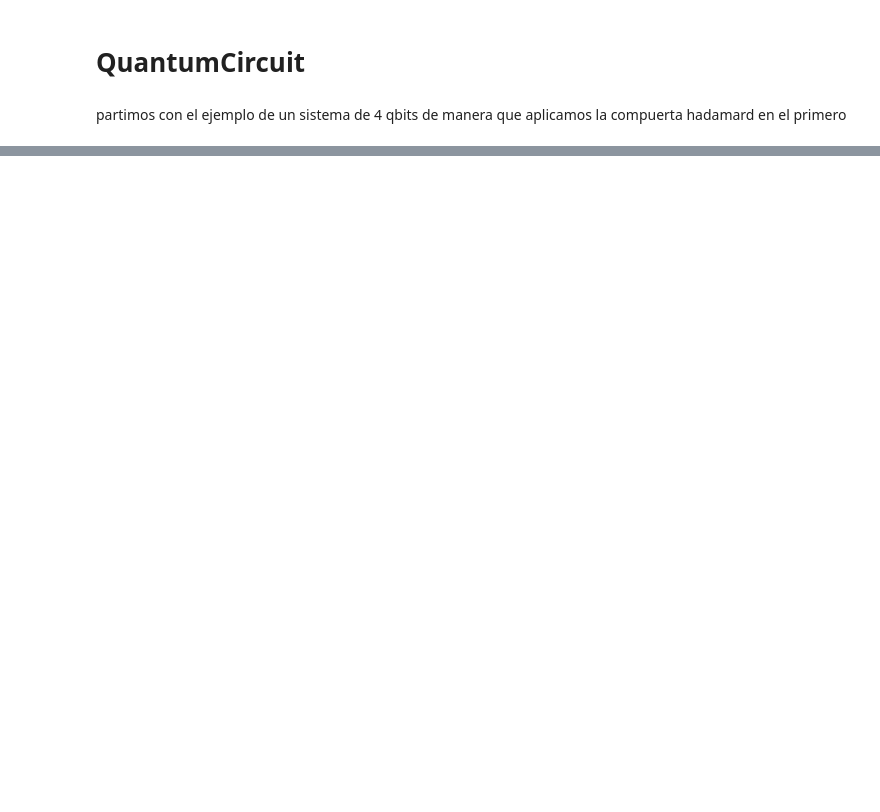
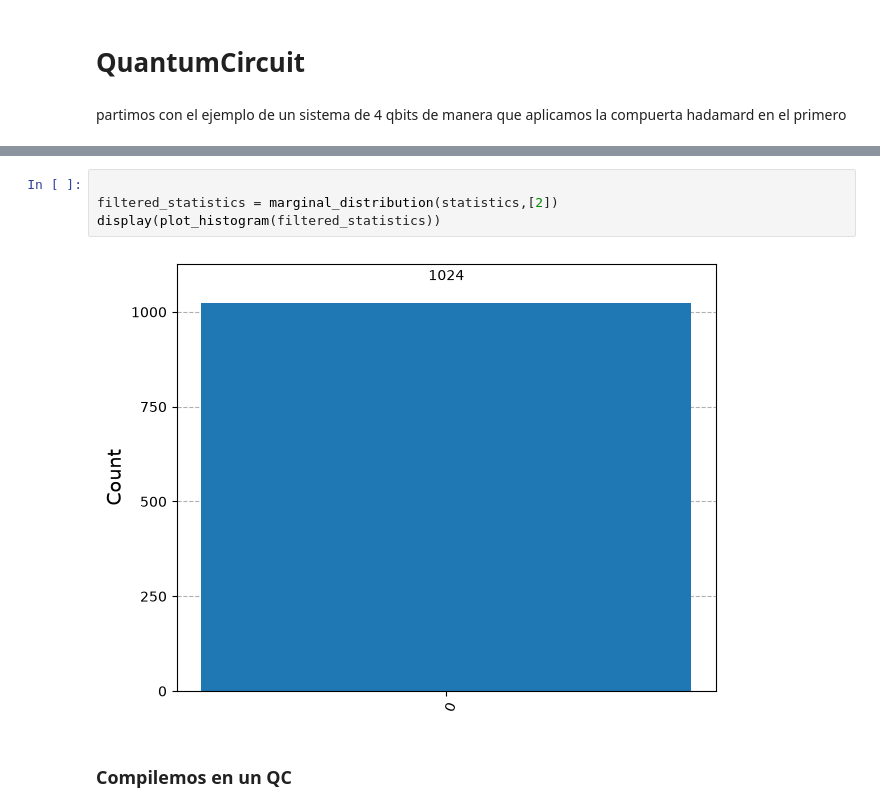
Before and after one commit to troncos22/QTD, a Jupyter notebook: clase_qiskit.ipynb, the cells around one changed output, grey strips where cells are left out. Drawn from its saved outputs; the diff is of its cells as text; blank space fills up the shorter version.

```diff
--- a/clase_qiskit.ipynb
+++ b/clase_qiskit.ipynb
@@ -176,0 +390,8 @@ display(circuit.draw('mpl'))
+# %%
+
+filtered_statistics = marginal_distribution(statistics,[2])
+display(plot_histogram(filtered_statistics))
+# %% [output]
+[figure, added]
+# %% [markdown]
+### Compilemos en un QC
```
Also changed, not shown: parts of 52 cells of this notebook.
